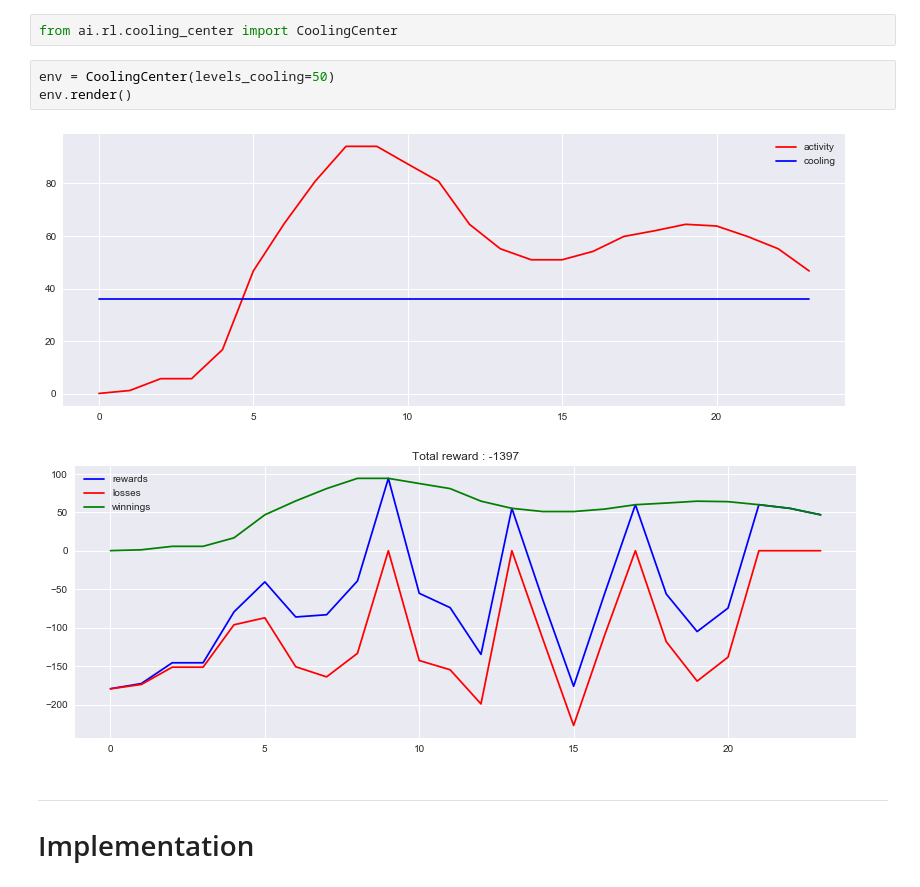
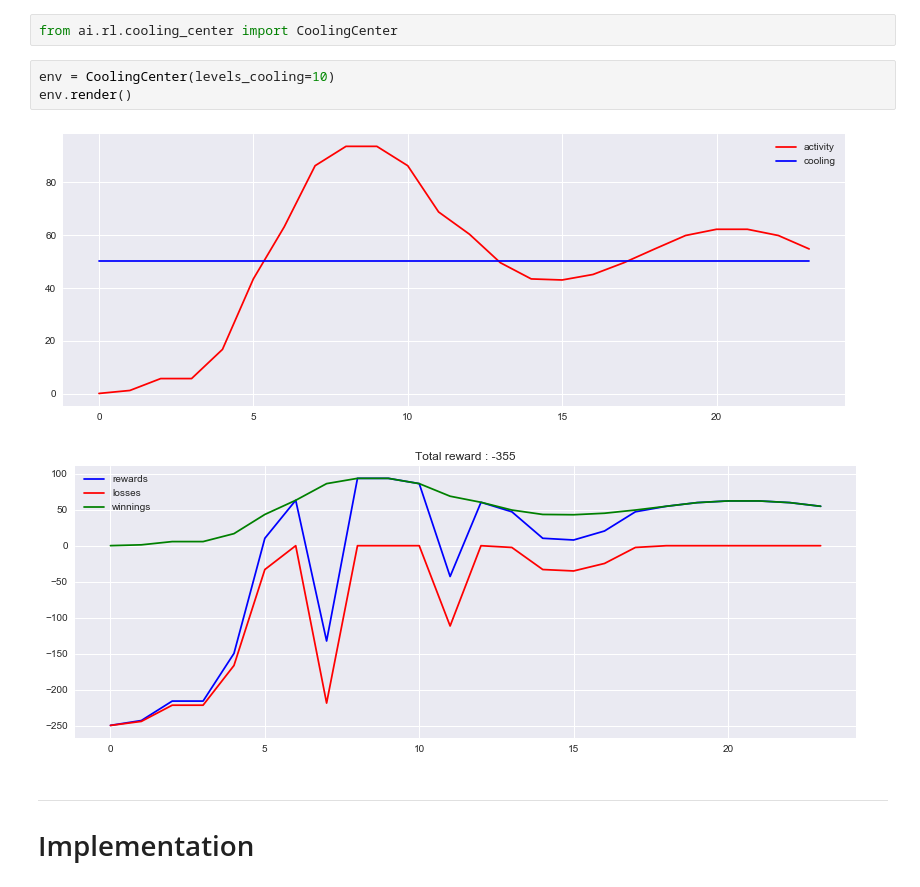
Before and after one commit to TheoLvs/machine-learning, a Jupyter notebook: 2. Reinforcement Learning/4. Reinforcement Learning - Q Learning.ipynb, the cells around one changed output. Cells and saved outputs as stored; diff of their text form.

```diff
--- a/2. Reinforcement Learning/4. Reinforcement Learning - Q Learning.ipynb
+++ b/2. Reinforcement Learning/4. Reinforcement Learning - Q Learning.ipynb
@@ -100,11 +106,11 @@ However :
 # %%
 from ai.rl.cooling_center import CoolingCenter
 # %%
-env = CoolingCenter(levels_cooling=50)
+env = CoolingCenter(levels_cooling=10)
 env.render()
 # %% [output]
-[figure, old version]
+[figure, new version]
-[figure, old version]
+[figure, new version]
 # %% [markdown]
 ***
 # Implementation
```
Also changed, not shown: parts of 25 cells of this notebook.
